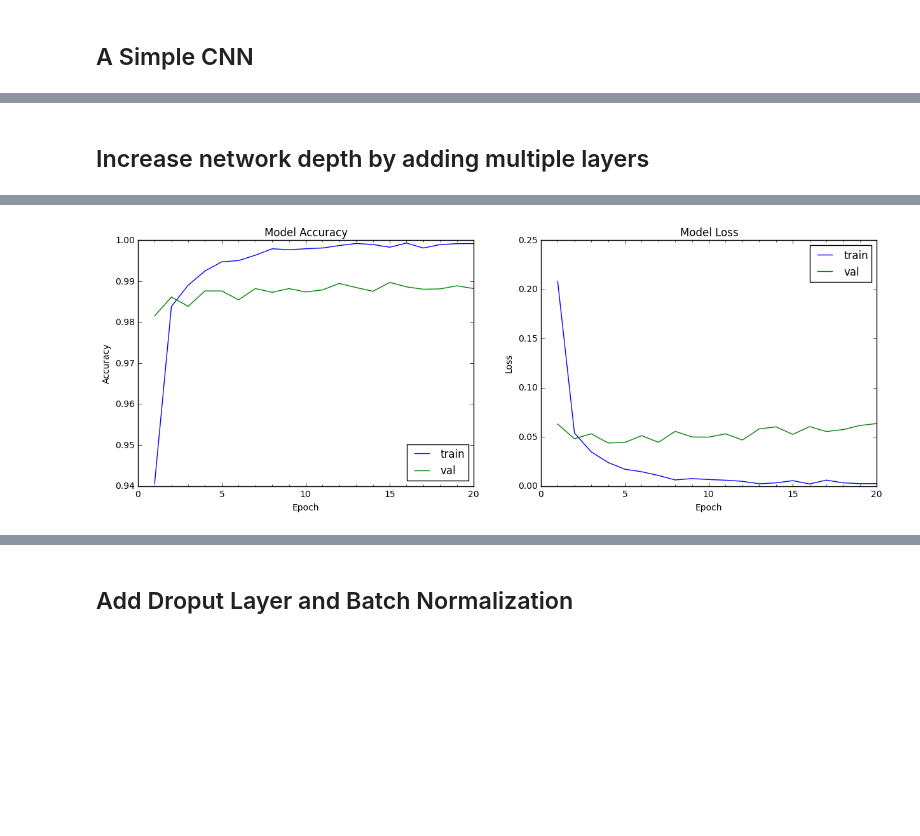
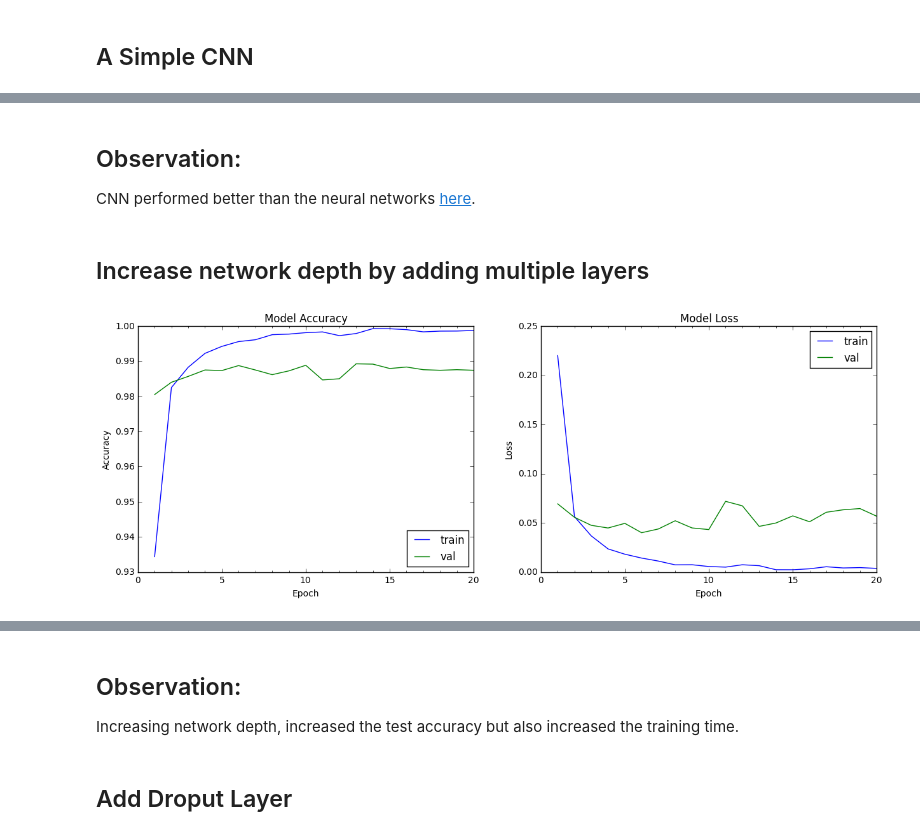
Before and after one commit to parneetk/Neural-Networks-in-Keras, a Jupyter notebook: 02_CNN_MNIST.ipynb, the cells around one changed output, grey strips where cells are left out. Saved outputs shown, nothing was run; the diff lists cells and outputs as text; code cells hidden in the pictures; blank space fills up the shorter version.

```diff
--- a/02_CNN_MNIST.ipynb
+++ b/02_CNN_MNIST.ipynb
@@ -161,27 +124,32 @@ Accuracy on test data is: 98.88
+# %% [markdown]
+## Observation:
+CNN performed better than the neural networks [here](https://github.com/parneetk/Neural-Networks-in-Keras/blob/master/01_neural_networks.ipynb).
 # %% [markdown]
 ## Increase network depth by adding multiple layers
 # %%
 # Define the model
 model3 = Sequential()
 model3.add(Convolution2D(32, 3, 3, border_mode='valid', input_shape=(1, 28, 28)))
 model3.add(Activation("relu"))
 model3.add(Convolution2D(32, 3, 3,  border_mode='valid'))
 model3.add(Activation("relu"))
 model3.add(MaxPooling2D(pool_size=(2, 2)))
 model3.add(Flatten())
 model3.add(Dense(128))
 model3.add(Activation("relu"))
 model3.add(Dense(num_classes))
 model3.add(Activation("softmax"))
 # Compile the model
 model3.compile(optimizer='adam', loss='categorical_crossentropy', metrics=['accuracy'])
 # Train the model
 start = time.time()
-model3_info = model3.fit(train_features, train_labels, batch_size=128, nb_epoch=20, verbose=2, validation_split=0.2)
+model3_info = model3.fit(train_features, train_labels, batch_size=128, \
+                         nb_epoch=20, verbose=0, validation_split=0.2)
 end = time.time()
 # plot model history
 plot_model_history(model3_info)
 print "Model took %0.2f seconds to train"%(end - start)
 # compute test accuracy
 print "Accuracy on test data is: %0.2f"%accuracy(test_features, test_labels, model3)
 # %% [output]
+[figure, new version]
@@ -205 +157,0 @@ Epoch 20/20
-[figure, old version]
@@ -208,5 +158,8 @@ Accuracy on test data is: 98.93
+# %% [markdown]
+## Observation:
+Increasing network depth, increased the test accuracy but also increased the training time.
 # %% [markdown]
-## Add Droput Layer and Batch Normalization
+## Add Droput Layer
 # %%
 # Define the model
 model4 = Sequential()
```
Also changed, not shown: parts of 20 cells of this notebook.
